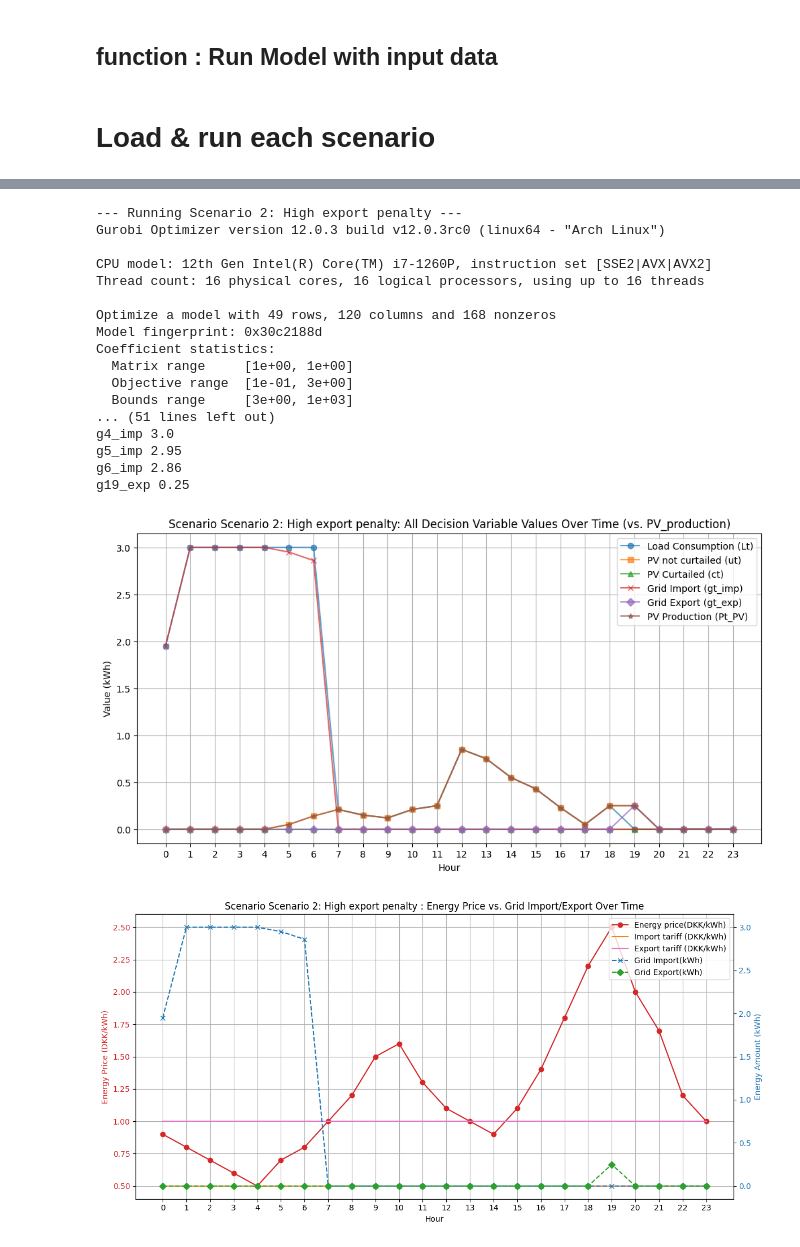
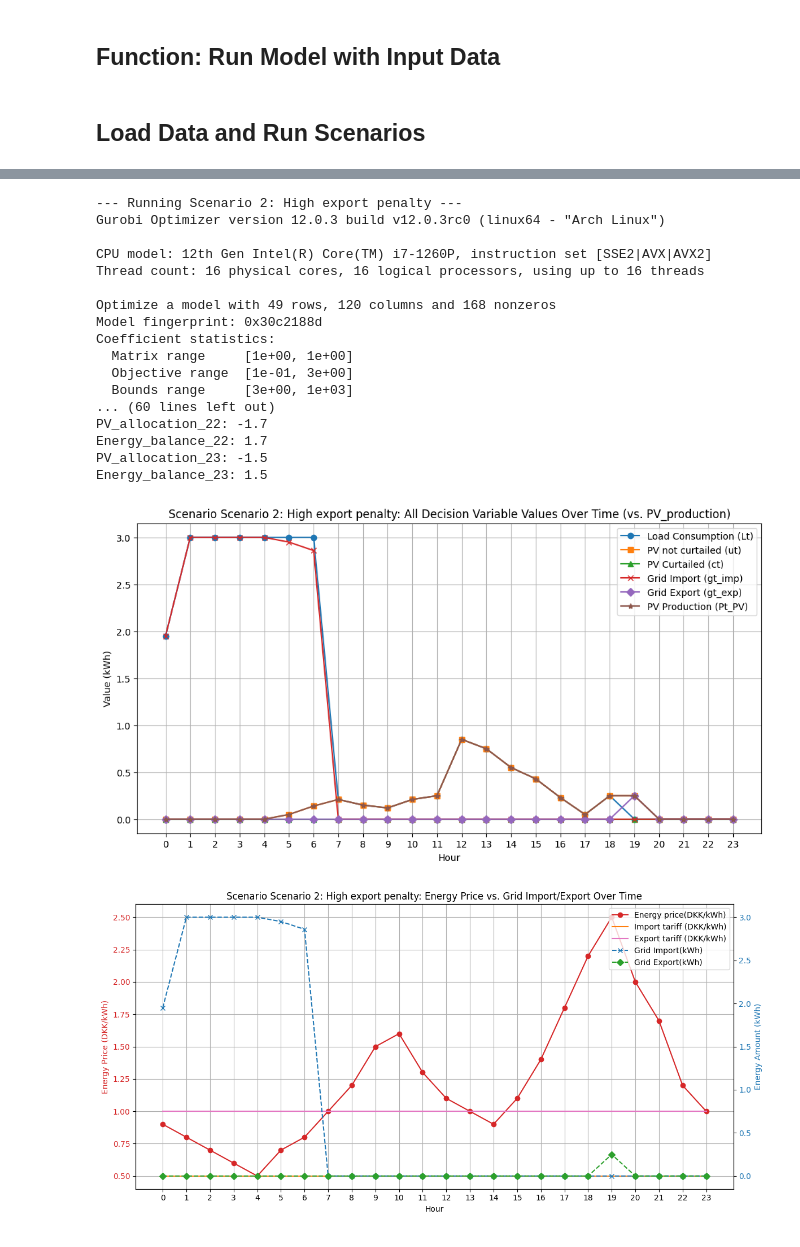
Before and after one commit to PHengst/template-assignment-1, a Jupyter notebook: src/1a-scenarios.ipynb, the cells around one changed output, grey strips where cells are left out. Saved outputs shown, nothing was run; the diff lists cells and outputs as text; code cells hidden in the pictures.

```diff
--- a/src/1a-scenarios.ipynb
+++ b/src/1a-scenarios.ipynb
@@ -11,3 +15,3 @@ import matplotlib.pyplot as plt
 # %% [markdown]
-## function : Run Model with input data
+## Function: Run Model with Input Data
 # %%
@@ -176,40 +154,41 @@ def run_model(
     }
-# %% [markdown]
-# Load & run each scenario
+# %% [markdown]
+## Load Data and Run Scenarios
 # %%
-import json
-import csv
 
-# data from question 1a
 with open('../data/question_1a/DER_production.json', 'r') as file:
     der_production = json.load(file)
 with open('../data/question_1a/appliance_params.json', 'r') as file:
-    appl_params= json.load(file)
+    appl_params = json.load(file)
 with open('../data/question_1a/usage_preference.json', 'r') as file:
-    usage_preference= json.load(file)
-
-# Load all scenarios from one file
+    usage_preference = json.load(file)
 with open('../data/scenarios.json', 'r') as file:
     scenarios = json.load(file)
 
-# Loop through each scenario
+results_summary = []
+
 for i, scenario in enumerate(scenarios):
+    print(f"\n--- Running {scenario['scenario']} ---")
+    result = run_model(
+        scenario=scenario["scenario"],
+        Lmin_t=0.0,
+        Lmax_t=appl_params["load"][0]["max_load_kWh_per_hour"],
+        Pt_PV=der_production[0]["hourly_profile_ratio"],
+        ct_PV=0,
+        pt=scenario["energy_price_DKK_per_kWh"],
+        Emin=usage_preference[0]["load_preferences"][0]["min_total_energy_per_day_hour_equivalent"]
+             * appl_params["load"][0]["max_load_kWh_per_hour"],
+        max_import_kW=scenario["max_import_kW"],
+        max_export_kW=scenario["max_export_kW"],
+        tau_imp=scenario["import_tariff_DKK/kWh"],
+        tau_exp=scenario["export_tariff_DKK/kWh"],
+        model_prefix="1a"
+    )
 
-    print(f"\n--- Running {scenario['scenario']} ---")
-
-    results = run_model(
-        scenario = scenario["scenario"],  # use scenario name instead of just index
-        Lmin_t = 0.0,
-        Lmax_t = appl_params["load"][0]["max_load_kWh_per_hour"],
-        Pt_PV = der_production[0]["hourly_profile_ratio"],
-        ct_PV = 0,
-        pt = scenario["energy_price_DKK_per_kWh"],  # hourly prices
-        Emin = usage_preference[0]["load_preferences"][0]["min_total_energy_per_day_hour_equivalent"]
-             * appl_params["load"][0]["max_load_kWh_per_hour"],
-        max_import_kW = scenario["max_import_kW"],
-        max_export_kW = scenario["max_export_kW"],
-        tau_imp = scenario["import_tariff_DKK/kWh"],
-        tau_exp = scenario["export_tariff_DKK/kWh"],
-    )
+    results_summary.append({
+        "Scenario": scenario["scenario"],
+        "Primal Objective": result["objective"],
+        "Dual Objective": result["dual_objective"]
+    })
 # %% [output]
 --- Running Scenario 1: Flat cost structure ---
@@ -233,22 +212,22 @@ g23_imp 3.0
 [figure]
 --- Running Scenario 2: High export penalty ---
 Gurobi Optimizer version 12.0.3 build v12.0.3rc0 (linux64 - "Arch Linux")
 
 CPU model: 12th Gen Intel(R) Core(TM) i7-1260P, instruction set [SSE2|AVX|AVX2]
 Thread count: 16 physical cores, 16 logical processors, using up to 16 threads
 
 Optimize a model with 49 rows, 120 columns and 168 nonzeros
 Model fingerprint: 0x30c2188d
 Coefficient statistics:
   Matrix range     [1e+00, 1e+00]
   Objective range  [1e-01, 3e+00]
   Bounds range     [3e+00, 1e+03]
-... (51 lines left out)
-g4_imp 3.0
-g5_imp 2.95
-g6_imp 2.86
-g19_exp 0.25
+... (60 lines left out)
+PV_allocation_22: -1.7
+Energy_balance_22: 1.7
+PV_allocation_23: -1.5
+Energy_balance_23: 1.5
-[figure, old version]
+[figure, new version]
 [figure]
 --- Running Scenario 3: Incentivize curtailment ---
 Gurobi Optimizer version 12.0.3 build v12.0.3rc0 (linux64 - "Arch Linux")
```
Also changed, not shown: parts of 7 cells of this notebook, 2 other files.
